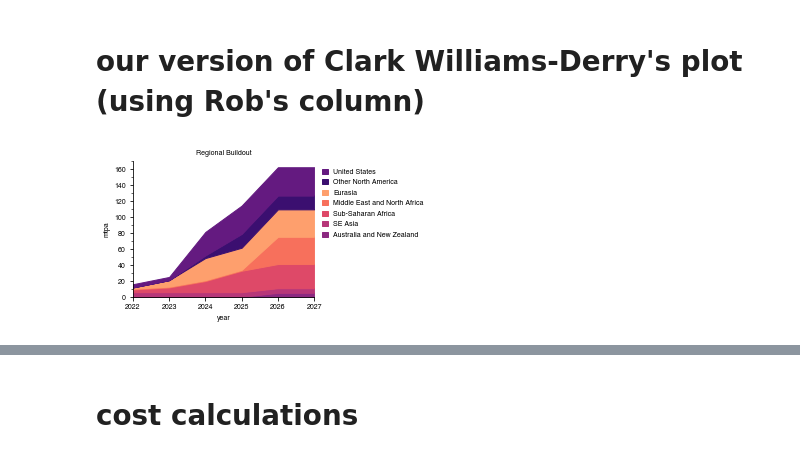
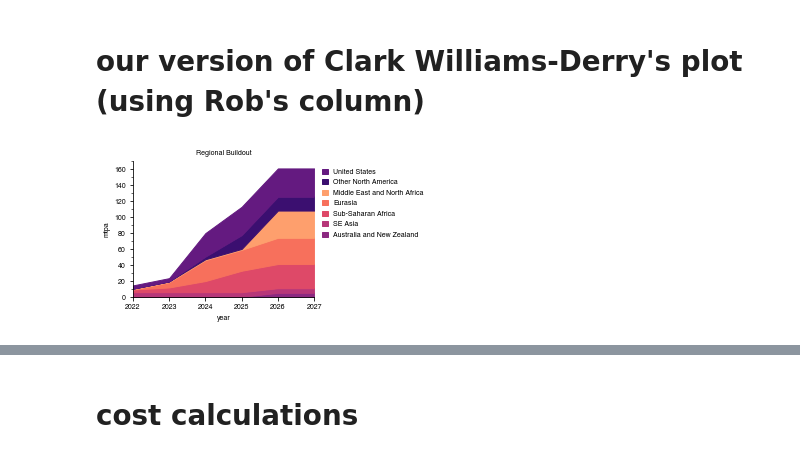
Before and after one commit to GlobalEnergyMonitor/GOIT-GGIT-research, a Jupyter notebook: lng-terminals-report-2022/notebooks/ggit-terminals-2022-report-research.ipynb, the cells around one changed output, grey strips where cells are left out. Cells and saved outputs as stored; diff of their text form; code cells hidden in the pictures.

```diff
--- a/lng-terminals-report-2022/notebooks/ggit-terminals-2022-report-research.ipynb
+++ b/lng-terminals-report-2022/notebooks/ggit-terminals-2022-report-research.ipynb
@@ -26,8 +26,7 @@ tracker_cancelled = sel_cmap(0.2)
 # %%
 credentials_directory = '/Users/baird/Dropbox/_google-api/'
 gc = pygsheets.authorize(client_secret=credentials_directory+'client_secret.json')
-#spreadsheet = gc.open_by_key('1v38EY_kFFsT17cPqz39j21zRYWeQSSxuDmz565MD2GU') # copy for 2022 report
-spreadsheet = gc.open_by_key('189zmqmRp1aj8ytDfWk5kTQmDIsahPrRbS_2QC68SCzA') # copy for 2022 report
+spreadsheet = gc.open_by_key('1fNf3eK_nqgzXX6ijGlg9A4MPXAF4fh9ZmH3XnsrvS9A') # copy for 2022 report
 
 #spreadsheet[1] "Gas Pipelines" tab is the second index
 terms_df_orig = spreadsheet.worksheet('title', 'Terminals').get_as_df(start='A2')
@@ -1031,43 +1202,44 @@ for region_idx in range(new_region_list.__len__()):
             #pass
             #do the north america not USA chunk
             ax.fill_between(year_list,
-                        mtpa_sum_regional_cumsum_byregion['Eurasia'],
-                        mtpa_sum_regional_cumsum_byregion['Eurasia']+mtpa_sum_rest_of_nam,
+                        mtpa_sum_regional_cumsum_byregion[new_region_list[-2]],
+                        mtpa_sum_regional_cumsum_byregion[new_region_list[-2]]+mtpa_sum_rest_of_nam,
                         color=matplotlib.cm.get_cmap('magma')(0.2),
                         label='Other North America')
             ax.fill_between(year_list,
-                        mtpa_sum_regional_cumsum_byregion['Eurasia']+mtpa_sum_rest_of_nam,
-                        mtpa_sum_regional_cumsum_byregion['Eurasia']+mtpa_sum_rest_of_nam+mtpa_sum_usa,
+                        mtpa_sum_regional_cumsum_byregion[new_region_list[-2]]+mtpa_sum_rest_of_nam,
+                        mtpa_sum_regional_cumsum_byregion[new_region_list[-2]]+mtpa_sum_rest_of_nam+mtpa_sum_usa,
                         color=matplotlib.cm.get_cmap('magma')(0.3),
                         label='United States')
 
         else:
             ax.fill_between(year_list,
                         mtpa_sum_regional_cumsum_byregion[new_region_list[region_idx-1]],
                         mtpa_sum_regional_cumsum_byregion[new_region_list[region_idx]],
                         color=region_colors[region_idx],
                         label=new_region_list[region_idx])
 
 ax.tick_params(labelsize=font_size)
 ax.set_ylabel('mtpa', size=font_size)
 ax.set_xlabel('year', size=font_size)
 #ax.yaxis.grid(linestyle='--')
 
 ax.spines['right'].set_visible(False)
 ax.spines['top'].set_visible(False)
 
 ax_h, ax_l = ax.get_legend_handles_labels()
 #ax.legend(ax_l, fontsize=font_size, frameon=False, handlelength=0.75, loc='upper left', bbox_to_anchor=(0.01,0.99))
 ax.legend(ax_h[::-1],
           ax_l[::-1],
           fontsize=font_size, frameon=False,
           handlelength=0.75, loc='upper left', bbox_to_anchor=(1.01,0.99))
 ax.set_title('Regional Buildout', size=font_size)
 
 ax.xaxis.set_major_locator(matplotlib.ticker.MaxNLocator(integer=True))
 ax.yaxis.set_minor_locator(matplotlib.ticker.AutoMinorLocator(2))
 
-mp.savefig('saved-figures/mtpa-export-regional-timeseries-Construction_Sanctioned_July_2022.png', bbox_inches='tight', transparent=True, dpi=600)
-mp.savefig('saved-figures/mtpa-export-regional-timeseries-Construction_Sanctioned_July_2022.pdf', bbox_inches='tight', transparent=True)
+mp.savefig('saved-figures/mtpa-export-regional-timeseries-Construction_Sanctioned_July_2022-portovaya-update.png', bbox_inches='tight', transparent=True, dpi=600)
+mp.savefig('saved-figures/mtpa-export-regional-timeseries-Construction_Sanctioned_July_2022-portovaya-update.pdf', bbox_inches='tight', transparent=True)
+mp.savefig('saved-figures/mtpa-export-regional-timeseries-Construction_Sanctioned_July_2022-portovaya-update.svg', bbox_inches='tight', transparent=True)
 # %% [output]
-[figure, old version]
+[figure, new version]
```
Also changed, not shown: parts of 14 cells of this notebook, 24 other files.
